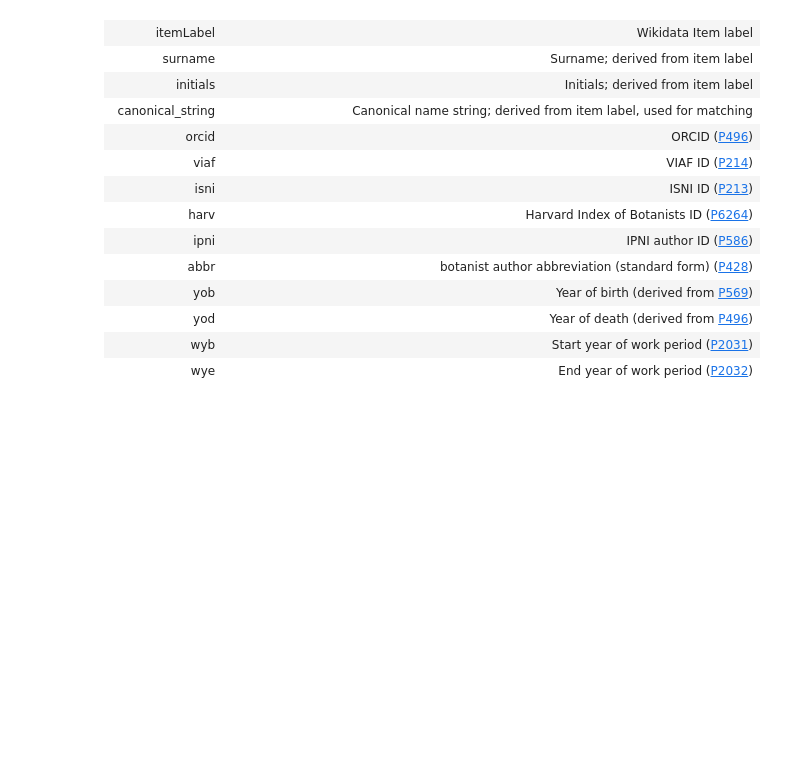
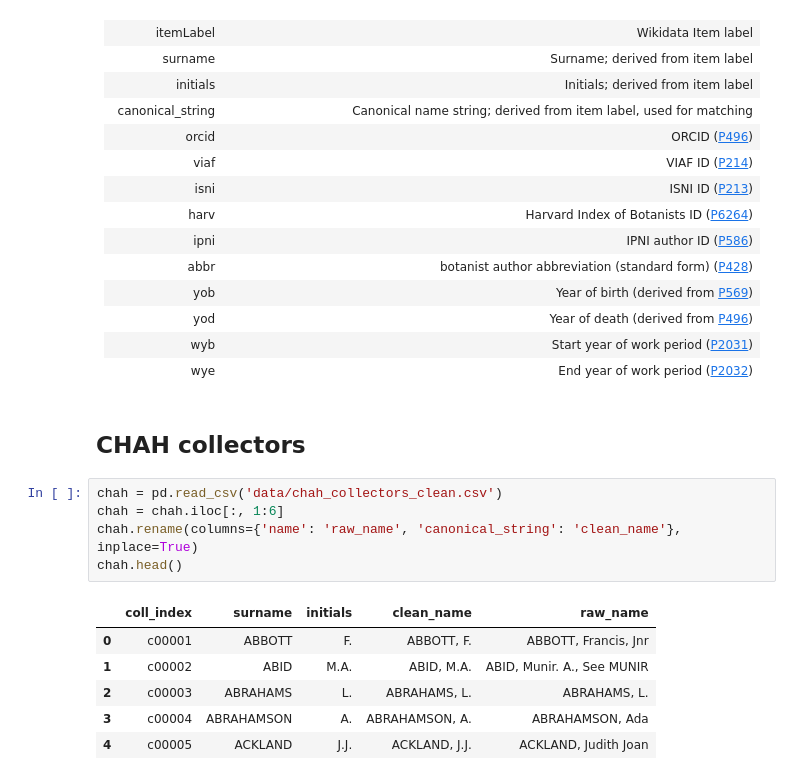
Before and after one commit to nielsklazenga/avh-collectors, a Jupyter notebook: match_names_to_wikidata_items.ipynb, the cells around one changed output. Cells and saved outputs as stored; diff of their text form; blank space fills up the shorter version.

```diff
--- a/match_names_to_wikidata_items.ipynb
+++ b/match_names_to_wikidata_items.ipynb
@@ -295,3 +295,17 @@ yob	| Year of birth (derived from [P569](https://www.wikidata.org/wiki/Property:
 yod	| Year of death (derived from [P496](https://www.wikidata.org/wiki/Property:P570))
 wyb	| Start year of work period ([P2031](https://www.wikidata.org/wiki/Property:P2031))
 wye | End year of work period ([P2032](https://www.wikidata.org/wiki/Property:P2032))
+# %% [markdown]
+## CHAH collectors
+# %%
+chah = pd.read_csv('data/chah_collectors_clean.csv')
+chah = chah.iloc[:, 1:6]
+chah.rename(columns={'name': 'raw_name', 'canonical_string': 'clean_name'}, inplace=True)
+chah.head()
+# %% [output]
+|  | coll_index | surname | initials | clean_name | raw_name |
+| 0 | c00001 | ABBOTT | F. | ABBOTT, F. | ABBOTT, Francis, Jnr |
+| 1 | c00002 | ABID | M.A. | ABID, M.A. | ABID, Munir. A., See MUNIR |
+| 2 | c00003 | ABRAHAMS | L. | ABRAHAMS, L. | ABRAHAMS, L. |
+| 3 | c00004 | ABRAHAMSON | A. | ABRAHAMSON, A. | ABRAHAMSON, Ada |
+| 4 | c00005 | ACKLAND | J.J. | ACKLAND, J.J. | ACKLAND, Judith Joan |
```
Also changed, not shown: parts of 3 cells of this notebook, 5 other files.
